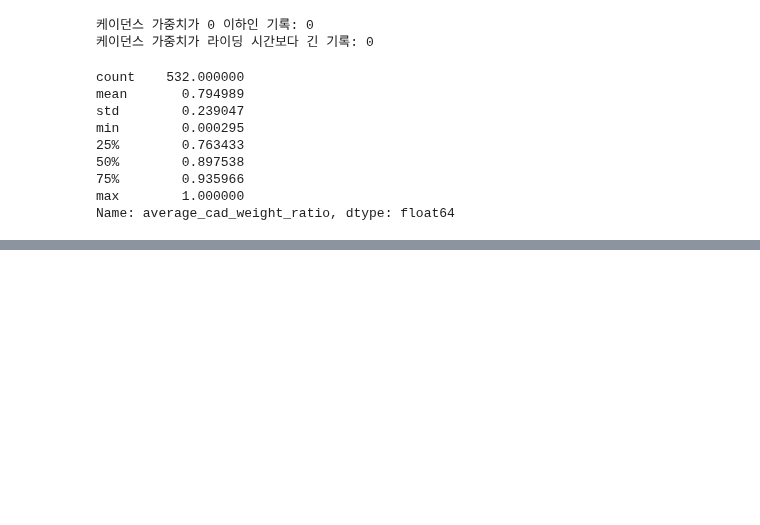
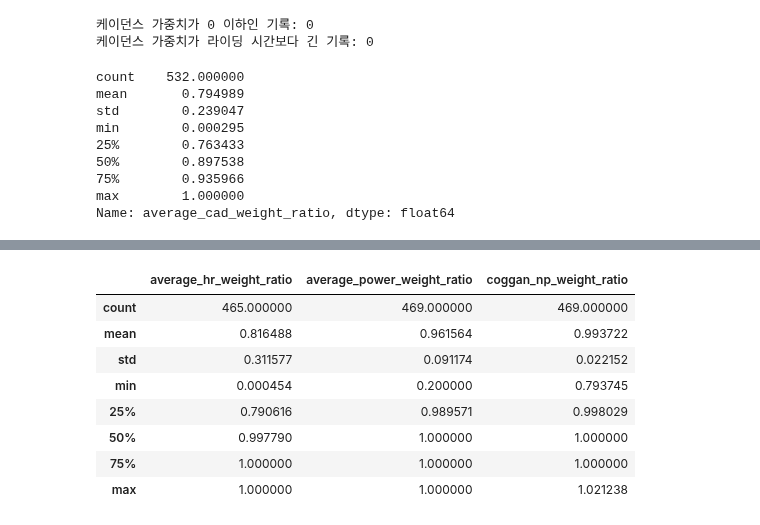
Before and after one commit to jhh0107gsc-hub/cycling, a Jupyter notebook: notebooks/01_goldencheetah_exploration.ipynb, the cells around one changed output, grey strips where cells are left out. Saved outputs shown, nothing was run; the diff lists cells and outputs as text; code cells hidden in the pictures; blank space fills up the shorter version.

```diff
--- a/notebooks/01_goldencheetah_exploration.ipynb
+++ b/notebooks/01_goldencheetah_exploration.ipynb
@@ -2197,0 +2347,33 @@ cleaned_df.loc[
+# %%
+cleaned_df["average_hr_weight_ratio"] = (
+    cleaned_df["average_hr_weight"]
+    / cleaned_df["workout_time"]
+)
+
+cleaned_df["average_power_weight_ratio"] = (
+    cleaned_df["average_power_weight"]
+    / cleaned_df["workout_time"]
+)
+
+cleaned_df["coggan_np_weight_ratio"] = (
+    cleaned_df["coggan_np_weight"]
+    / cleaned_df["workout_time"]
+)
+
+weight_ratio_columns = [
+    "average_hr_weight_ratio",
+    "average_power_weight_ratio",
+    "coggan_np_weight_ratio",
+]
+
+cleaned_df[weight_ratio_columns].describe()
+# %% [output]
+|  | average_hr_weight_ratio | average_power_weight_ratio | coggan_np_weight_ratio |
+| count | 465.000000 | 469.000000 | 469.000000 |
+| mean | 0.816488 | 0.961564 | 0.993722 |
+| std | 0.311577 | 0.091174 | 0.022152 |
+| min | 0.000454 | 0.200000 | 0.793745 |
+| 25% | 0.790616 | 0.989571 | 0.998029 |
+| 50% | 0.997790 | 1.000000 | 1.000000 |
+| 75% | 1.000000 | 1.000000 | 1.000000 |
+| max | 1.000000 | 1.000000 | 1.021238 |
```
Also changed, not shown: parts of 17 cells of this notebook.
